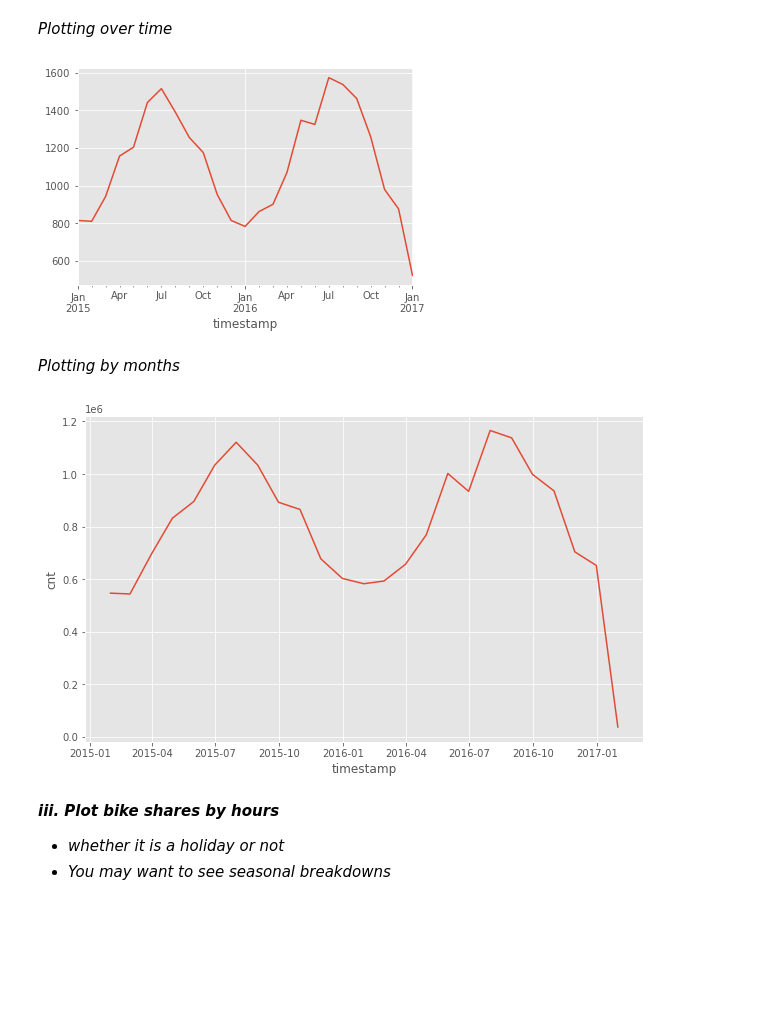
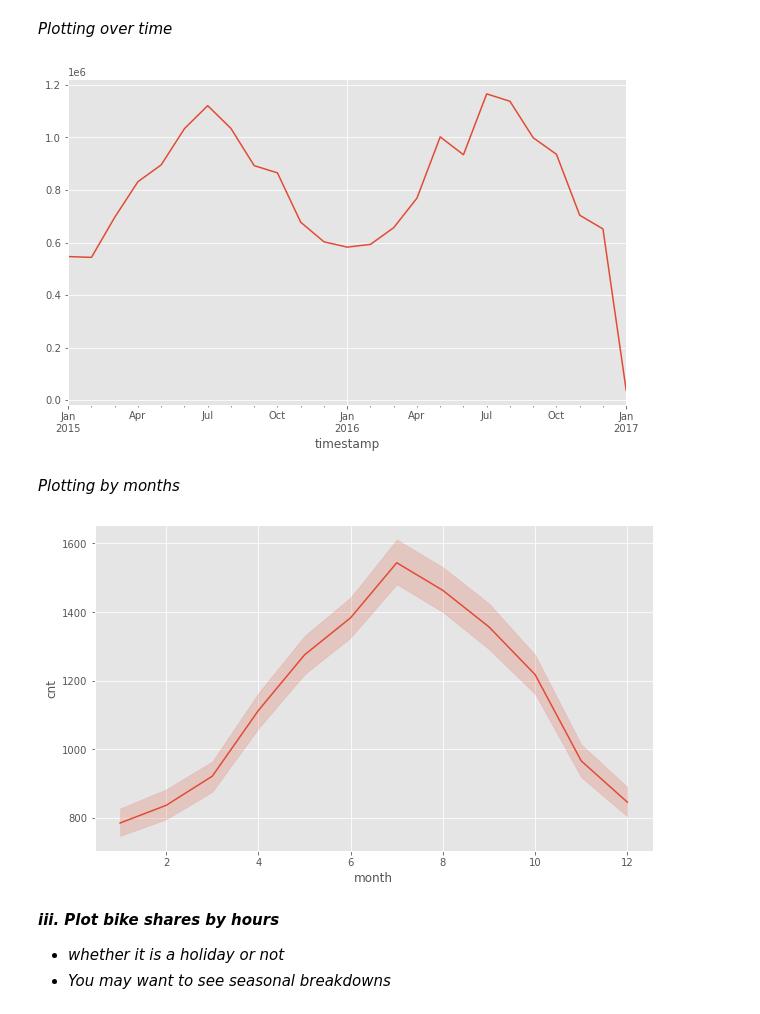
Before and after one commit to smeteo/Data_Science_and_Machine_Learning, a Jupyter notebook: 8._Capstone_Projects/Project_3_Demand_Prediction/Demand_Prediction_Capstone_3.ipynb, the cells around one changed output. Cells and saved outputs as stored; diff of their text form; code cells hidden in the pictures; blank space fills up the shorter version.

```diff
--- a/8._Capstone_Projects/Project_3_Demand_Prediction/Demand_Prediction_Capstone_3.ipynb
+++ b/8._Capstone_Projects/Project_3_Demand_Prediction/Demand_Prediction_Capstone_3.ipynb
@@ -242,17 +242,17 @@ df.drop('season',axis=1).hist(figsize=(14,8));
 # %% [markdown]
 _Plotting over time_
 # %%
-df.resample('M')['cnt'].mean().plot();
+plt.figure(figsize=(10,6))
+df.resample('M')['cnt'].sum().plot();
 # %% [output]
-[figure, old version]
+[figure, new version]
 # %% [markdown]
 _Plotting by months_
 # %%
-df_by_month = df.resample('M').sum()
 plt.figure(figsize=(10,6))
-sns.lineplot(x=df_by_month.index, y="cnt", data=df_by_month);
+sns.lineplot(x=df.month, y=df.cnt);
 # %% [output]
-[figure, old version]
+[figure, new version]
 # %% [markdown]
 ***iii. Plot bike shares by hours***
 - *whether it is a holiday or not*
```
Also changed, not shown: parts of 4 cells of this notebook.
